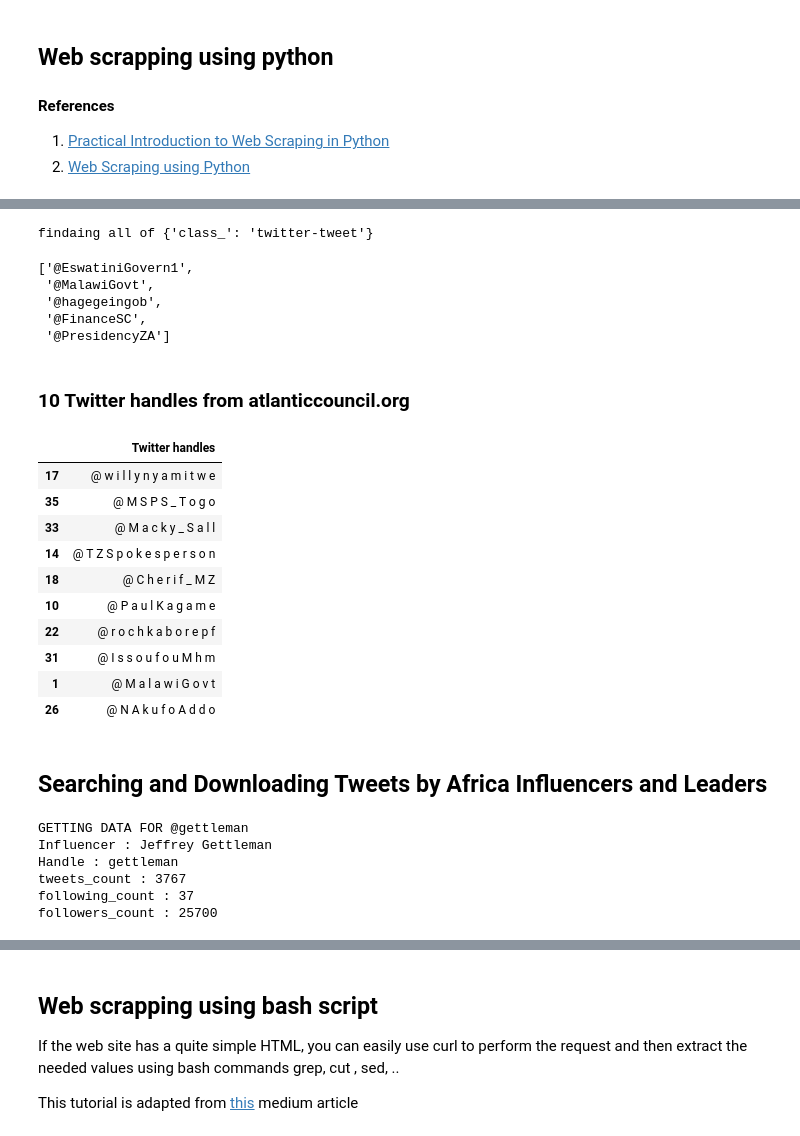
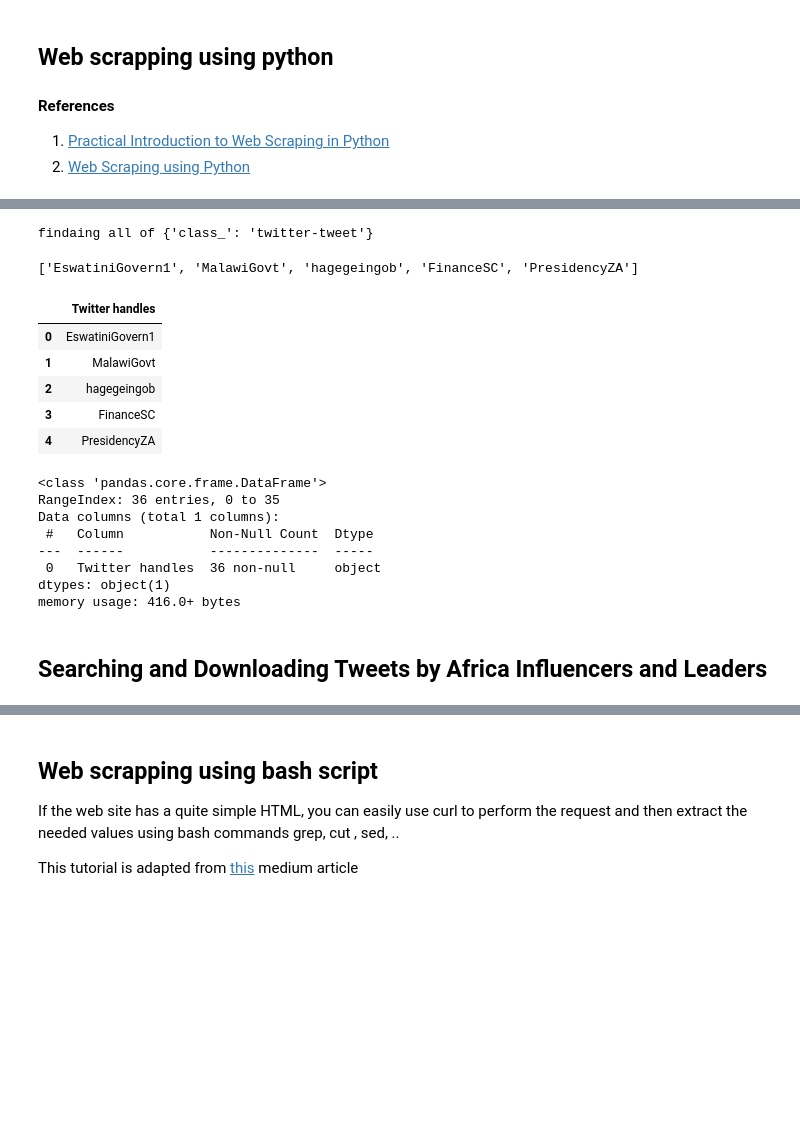
Before and after one commit to Fashflash16/QuickStart2020, a Jupyter notebook: week1/Kiiru-Anastasia/scrapping_starter.ipynb, the cells around one changed output, grey strips where cells are left out. Drawn from its saved outputs; the diff is of its cells as text; code cells hidden in the pictures; blank space fills up the shorter version.

```diff
--- a/week1/Kiiru-Anastasia/scrapping_starter.ipynb
+++ b/week1/Kiiru-Anastasia/scrapping_starter.ipynb
@@ -170,19 +168,16 @@ for element in res_gov:
 
 df_gov = pd.DataFrame(res_gov_cleaned)
 df1_gov = df_gov[0].str.split('@', expand = True)
+
 afr_leaders = df1_gov[1].tolist()
 
 leaders_final = []
 for leader in afr_leaders:
     leader = leader.strip()
     leader = leader.strip(')')
-    leaders_final.append('@'+leader)
+    leaders_final.append(leader)
 
 leaders_final[:5]
 # %% [output]
 findaing all of {'class_': 'twitter-tweet'}
-['@EswatiniGovern1',
- '@MalawiGovt',
- '@hagegeingob',
- '@FinanceSC',
- '@PresidencyZA']
+['EswatiniGovern1', 'MalawiGovt', 'hagegeingob', 'FinanceSC', 'PresidencyZA']
@@ -195,2 +183,0 @@ with file1:
-# %% [markdown]
-### 10 Twitter handles from atlanticcouncil.org
@@ -197,18 +186,24 @@ with file1:
 # %%
-afr_leaders = pd.read_csv('africa_leaders.csv').sample(10)
-afr_leaders
+afr_leaders = pd.read_csv('leaders_scraped.csv')
+afr_leaders.head()
 # %% [output]
 |  | Twitter handles |
-| 17 | @ w i l l y n y a m i t w e |
-| 35 | @ M S P S _ T o g o |
-| 33 | @ M a c k y _ S a l l |
-| 14 | @ T Z S p o k e s p e r s o n |
-| 18 | @ C h e r i f _ M Z |
-| 10 | @ P a u l K a g a m e |
-| 22 | @ r o c h k a b o r e p f |
-| 31 | @ I s s o u f o u M h m |
-| 1 | @ M a l a w i G o v t |
-| 26 | @ N A k u f o A d d o |
+| 0 | EswatiniGovern1 |
+| 1 | MalawiGovt |
+| 2 | hagegeingob |
+| 3 | FinanceSC |
+| 4 | PresidencyZA |
+# %%
+afr_leaders.info()
+# %% [output]
+<class 'pandas.core.frame.DataFrame'>
+RangeIndex: 36 entries, 0 to 35
+Data columns (total 1 columns):
+ #   Column           Non-Null Count  Dtype
+---  ------           --------------  -----
+ 0   Twitter handles  36 non-null     object
+dtypes: object(1)
+memory usage: 416.0+ bytes
 # %% [markdown]
 ## Searching and Downloading Tweets by Africa Influencers and Leaders
 # %%
@@ -254,21 +241,0 @@ from tabulate import tabulate
-# %%
-count = 0
-for influencer in final:
-    if count < 1:
-        print ('GETTING DATA FOR ' + influencer)
-        item = auth_api.get_user(influencer)
-        print ("Influencer : " + item.name)
-        print("Handle : " + item.screen_name)
-        print("tweets_count : " + str(item.statuses_count))
-        print("following_count : " + str(item.friends_count))
-        print("followers_count : " + str(item.followers_count))
-        #print("Likes : " + item.favorite_count)
-        #print("Retweets : " + item.retweets)
-    count += 1
-# %% [output]
-GETTING DATA FOR @gettleman
-Influencer : Jeffrey Gettleman
-Handle : gettleman
-tweets_count : 3767
-following_count : 37
-followers_count : 25700
```
Also changed, not shown: parts of 32 cells of this notebook.
